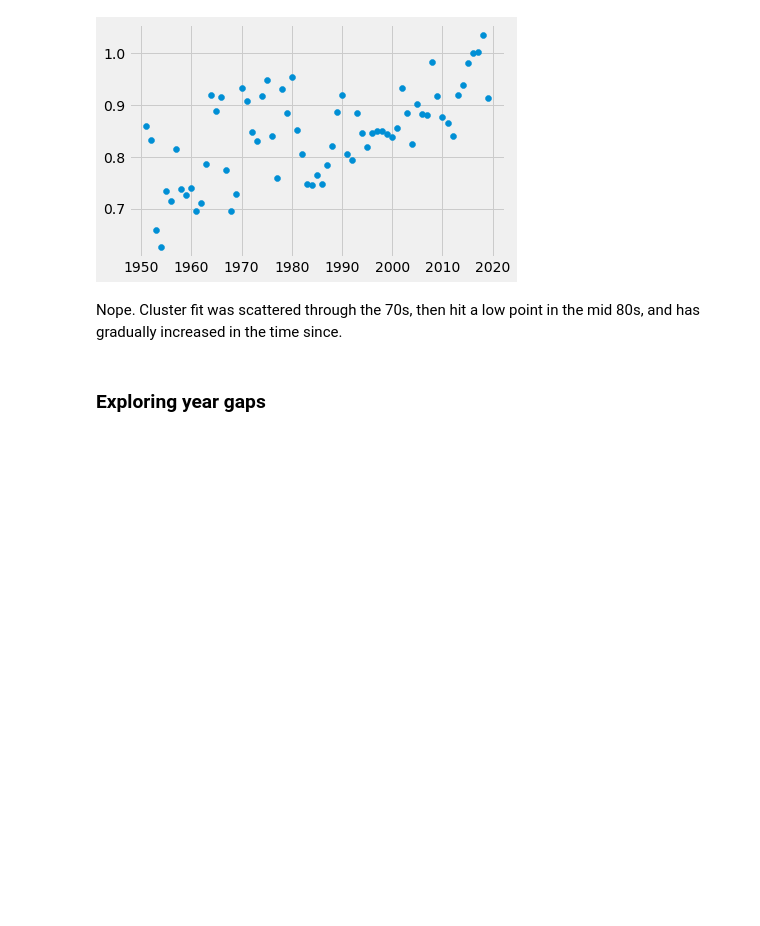
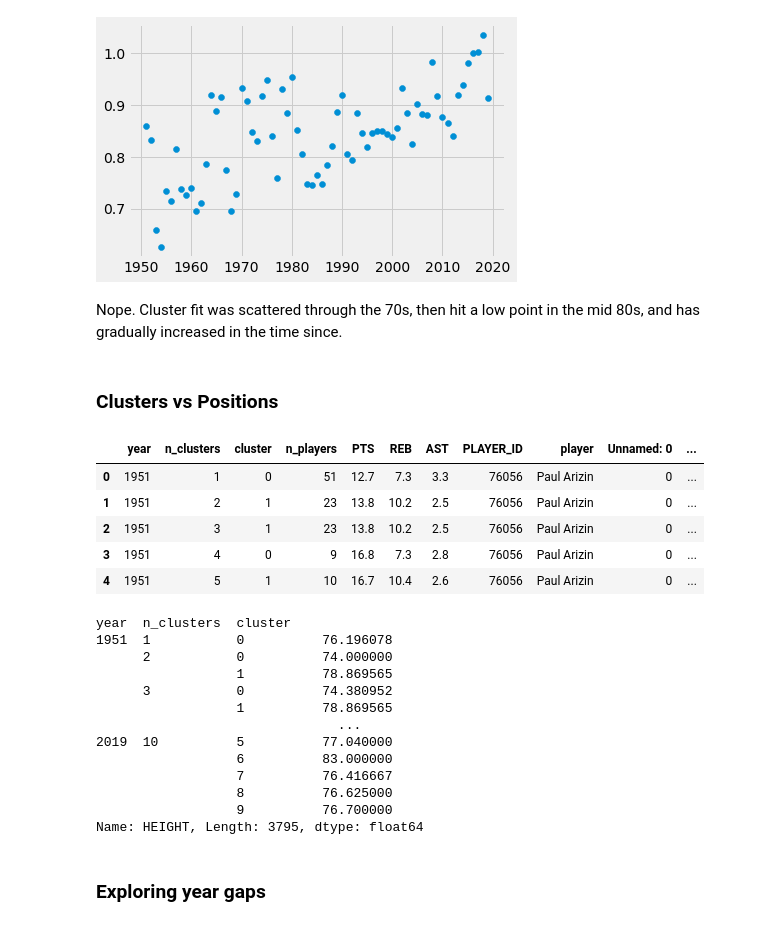
Before and after one commit to moshea93/K-Means-Player-Groupings, a Jupyter notebook: K-Means.ipynb, the cells around one changed output. Drawn from its saved outputs; the diff is of its cells as text; code cells hidden in the pictures; blank space fills up the shorter version.

```diff
--- a/K-Means.ipynb
+++ b/K-Means.ipynb
@@ -378,0 +392,8 @@ player_clusters.tail(10)
+# %%
+#temp = player_bios.HEIGHT.str.split('-', expand=True)
+#player_bios['HEIGHT'] = pd.to_numeric(temp[0]) * 12 + pd.to_numeric(temp[1])
+#player_bios.head()
+#player_bios.shape
+#player_bios.to_csv('player_bios.csv')
+player_bios = pd.read_csv('player_bios.csv')
+player_bios.head()
@@ -394,6 +422,41 @@ plt.scatter(x=results['year'], y=results['five'])
 [figure]
 # %% [markdown]
 Nope. Cluster fit was scattered through the 70s, then hit a low point in the mid 80s, and has gradually increased in the time since.
+# %% [markdown]
+### Clusters vs Positions
+# %%
+clusters = centroids.merge(player_clusters, left_on=['year', 'n_clusters', 'cluster'], right_on=['year', 'n_clusters', 'cluster'])
+player_cluster_combo = clusters.merge(player_bios, left_on=['PLAYER_ID'], right_on=['PERSON_ID'])
+player_cluster_combo.head()
+#player_cluster_combo.dtypes
+
+player_cluster_combo.groupby(['year', 'n_clusters', 'cluster'])['HEIGHT'].mean()
+
+
+#player_bios.PERSON_ID.value_counts()
+
+                #.merge(player_bios, left_on='player', right_on='DISPLAY_FIRST_LAST')
+#temp = centroids.merge(player_clusters, on=['year', 'n_clusters', 'cluster']).merge(per_36_stats, on=['year', 'player'], suffixes=('_cluster', '_player'))
+# %% [output]
+|  | year | n_clusters | cluster | n_players | PTS | REB | AST | PLAYER_ID | player | Unnamed: 0 | ... |
+| 0 | 1951 | 1 | 0 | 51 | 12.7 | 7.3 | 3.3 | 76056 | Paul Arizin | 0 | ... |
+| 1 | 1951 | 2 | 1 | 23 | 13.8 | 10.2 | 2.5 | 76056 | Paul Arizin | 0 | ... |
+| 2 | 1951 | 3 | 1 | 23 | 13.8 | 10.2 | 2.5 | 76056 | Paul Arizin | 0 | ... |
+| 3 | 1951 | 4 | 0 | 9 | 16.8 | 7.3 | 2.8 | 76056 | Paul Arizin | 0 | ... |
+| 4 | 1951 | 5 | 1 | 10 | 16.7 | 10.4 | 2.6 | 76056 | Paul Arizin | 0 | ... |
+year  n_clusters  cluster
+1951  1           0          76.196078
+      2           0          74.000000
+                  1          78.869565
+      3           0          74.380952
+                  1          78.869565
+                               ...
+2019  10          5          77.040000
+                  6          83.000000
+                  7          76.416667
+                  8          76.625000
+                  9          76.700000
+Name: HEIGHT, Length: 3795, dtype: float64
 # %% [markdown]
 ### Exploring year gaps
 # %%
```
Also changed, not shown: parts of 8 cells of this notebook.
